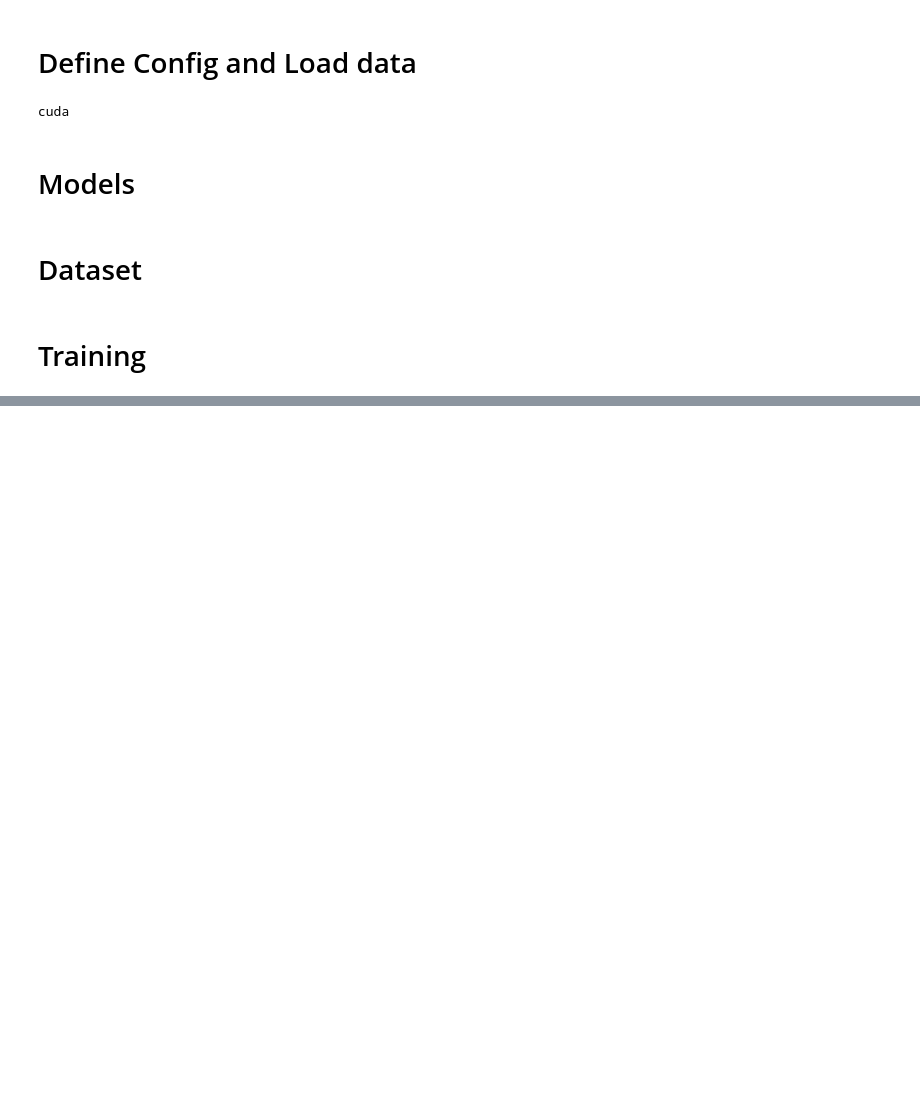
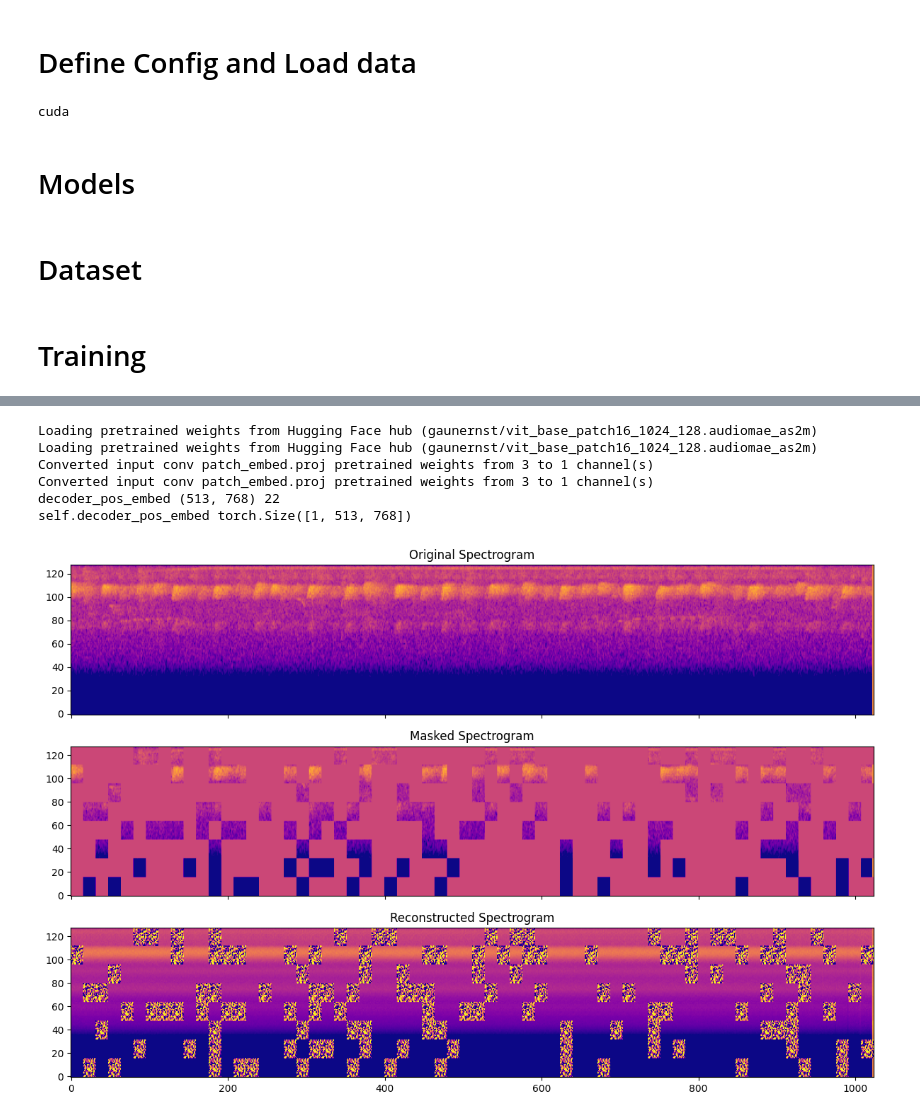
Before and after one commit to AzimuthLI/voice_of_jungle, a Jupyter notebook: pretrain_audio_mae.ipynb, the cells around one changed output, grey strips where cells are left out. Cells and saved outputs as stored; diff of their text form; code cells hidden in the pictures; blank space fills up the shorter version.

```diff
--- a/pretrain_audio_mae.ipynb
+++ b/pretrain_audio_mae.ipynb
@@ -654,7 +693,7 @@ decoder_config = dict(
 
 vitmae_model = ViTMAE(backbone_name, decoder_config, mask_ratio=0.75)
 
-model_weights = "./training_logs/ViTMAE_Pretrain_best_0.47.pth"
+model_weights = "./training_logs/ViTMAE_Pretrain_best_0.01.pth"
 
 # load weights
 vitmae_model.load_state_dict(torch.load(model_weights, map_location=DEVICE))
@@ -665,12 +704,19 @@ vitmae_model.to(DEVICE)
 for i, batch in tqdm(enumerate(bs_dataloader), total=len(bs_dataloader)):
 
     spectrograms = batch['input_ids'].to(DEVICE)
-    labels = batch['labels'].to(DEVICE)
 
     with torch.no_grad():
         reconstruct_loss, pred, mask, ids_restore = vitmae_model(spectrograms.unsqueeze(1))
 
-    break
+    if i == np.random.randint(0, len(bs_dataloader)):
+        break
+# %% [output]
+Loading pretrained weights from Hugging Face hub (gaunernst/vit_base_patch16_1024_128.audiomae_as2m)
+Loading pretrained weights from Hugging Face hub (gaunernst/vit_base_patch16_1024_128.audiomae_as2m)
+Converted input conv patch_embed.proj pretrained weights from 3 to 1 channel(s)
+Converted input conv patch_embed.proj pretrained weights from 3 to 1 channel(s)
+decoder_pos_embed (513, 768) 22
+self.decoder_pos_embed torch.Size([1, 513, 768])
 # %%
 spec_patches = vitmae_model.patchify(spectrograms.unsqueeze(1))
 
@@ -681,22 +727,24 @@ specs_masked = vitmae_model.unpatchify(spec_patches)
 # %%
 reconstructed = vitmae_model.unpatchify(pred) # [N, 1, H, W]
 
-spec_id = 12
+spec_id = 3
 
 fig, axes = plt.subplots(3, 1, figsize=(12, 8), sharex=True, sharey=True)
 imshow_kwargs = dict(aspect='auto', cmap='plasma', vmax=1, vmin=-1, origin='lower')
 
 ax = axes[0]
 ax.imshow(spectrograms[spec_id].detach().cpu().numpy().T, **imshow_kwargs)
 ax.set_title(f"Original Spectrogram")
 
 ax = axes[1]
 ax.imshow(specs_masked[spec_id].detach().cpu().numpy().squeeze(0).T, **imshow_kwargs)
 ax.set_title(f"Masked Spectrogram")
 
 ax = axes[2]
 ax.imshow(reconstructed[spec_id].detach().cpu().numpy().squeeze(0).T, **imshow_kwargs)
 ax.set_title(f"Reconstructed Spectrogram")
 
 fig.tight_layout()
 plt.show()
+# %% [output]
+[figure, added]
```
Also changed, not shown: parts of 1 cell of this notebook, 4 other files.
